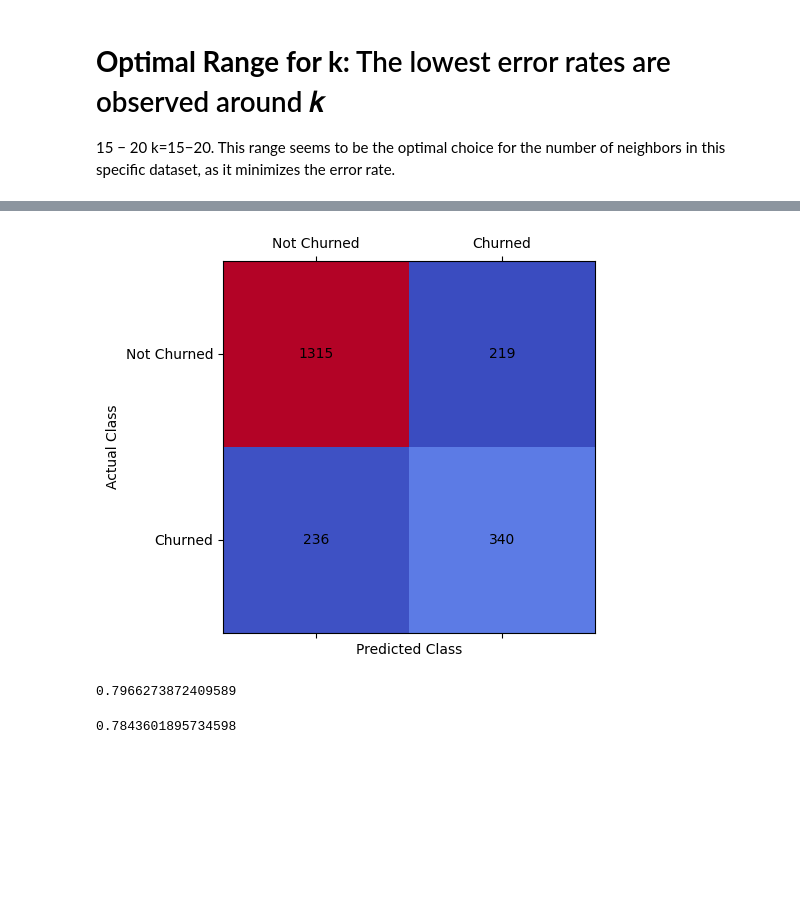
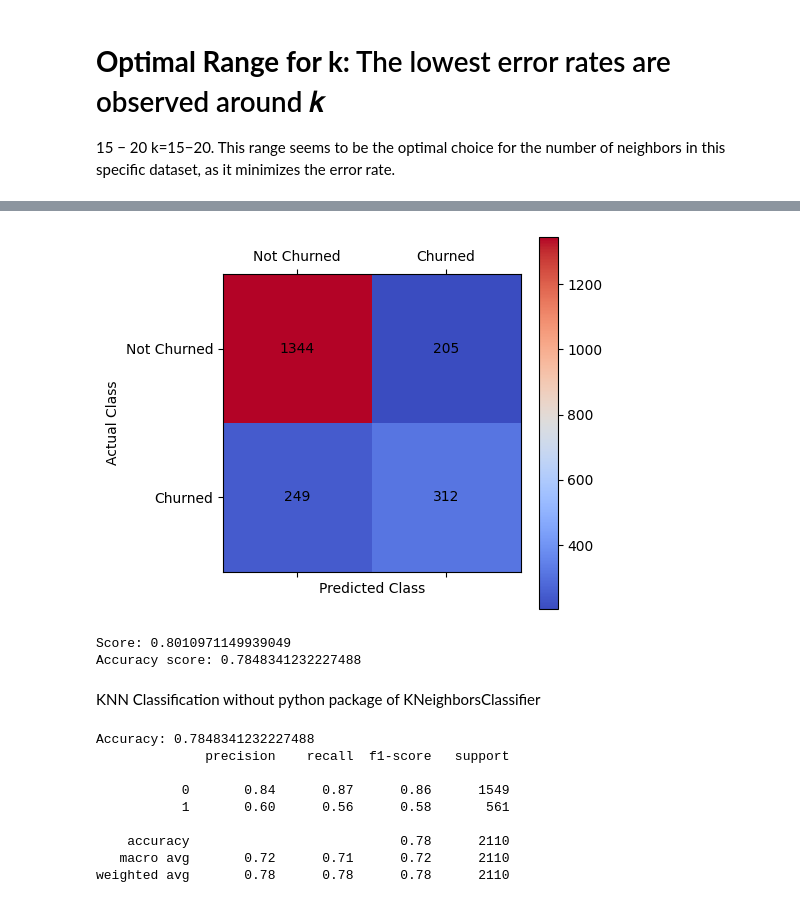
Before and after one commit to hariskhan-hk/Churn_pred, a Jupyter notebook: knnclassification.ipynb, the cells around one changed output, grey strips where cells are left out. Saved outputs shown, nothing was run; the diff lists cells and outputs as text; code cells hidden in the pictures; blank space fills up the shorter version.

```diff
--- a/knnclassification.ipynb
+++ b/knnclassification.ipynb
@@ -140,27 +140,30 @@ confusion_matrix_knn = confusion_matrix(Y_test,pred_knn)
 # %%
 # create a heatmap of the matrix using matshow()
 
 plt.matshow(confusion_matrix_knn,cmap='coolwarm')
 
 # add labels for the x and y axes
 plt.xlabel('Predicted Class')
 plt.ylabel('Actual Class')
 
 for i in range(2):
     for j in range(2):
         plt.text(j, i, confusion_matrix_knn[i, j], ha='center', va='center')
 
 # Add custom labels for x and y ticks
+plt.colorbar()
 plt.xticks([0, 1], ["Not Churned", "Churned"])
 plt.yticks([0, 1], ["Not Churned", "Churned"])
 plt.show()
 # %% [output]
-[figure, old version]
+[figure, new version]
-# %%
-knn.score(X_train,Y_train)
-# %% [output]
-0.7966273872409589
-# %%
-accuracy_score(Y_test, pred_knn)
-# %% [output]
-0.7843601895734598
+# %%
+knn_score=knn.score(X_train,Y_train)
+accu_score=accuracy_score(Y_test, pred_knn)
+print(f"Score: {knn_score}")
+print(f"Accuracy score: {accu_score}")
+# %% [output]
+Score: 0.8010971149939049
+Accuracy score: 0.7848341232227488
+# %% [markdown]
+KNN Classification without python package of KNeighborsClassifier
@@ -166,0 +199,14 @@ accuracy_score(Y_test, pred_knn)
+# %%
+# Predicting with K=30
+k = 30
+pred_knn = knn_predict(X_train, X_test, Y_train, k)
+# %% [output]
+Accuracy: 0.7848341232227488
+              precision    recall  f1-score   support
+
+           0       0.84      0.87      0.86      1549
+           1       0.60      0.56      0.58       561
+
+    accuracy                           0.78      2110
+   macro avg       0.72      0.71      0.72      2110
+weighted avg       0.78      0.78      0.78      2110
```
Also changed, not shown: parts of 8 cells of this notebook.
